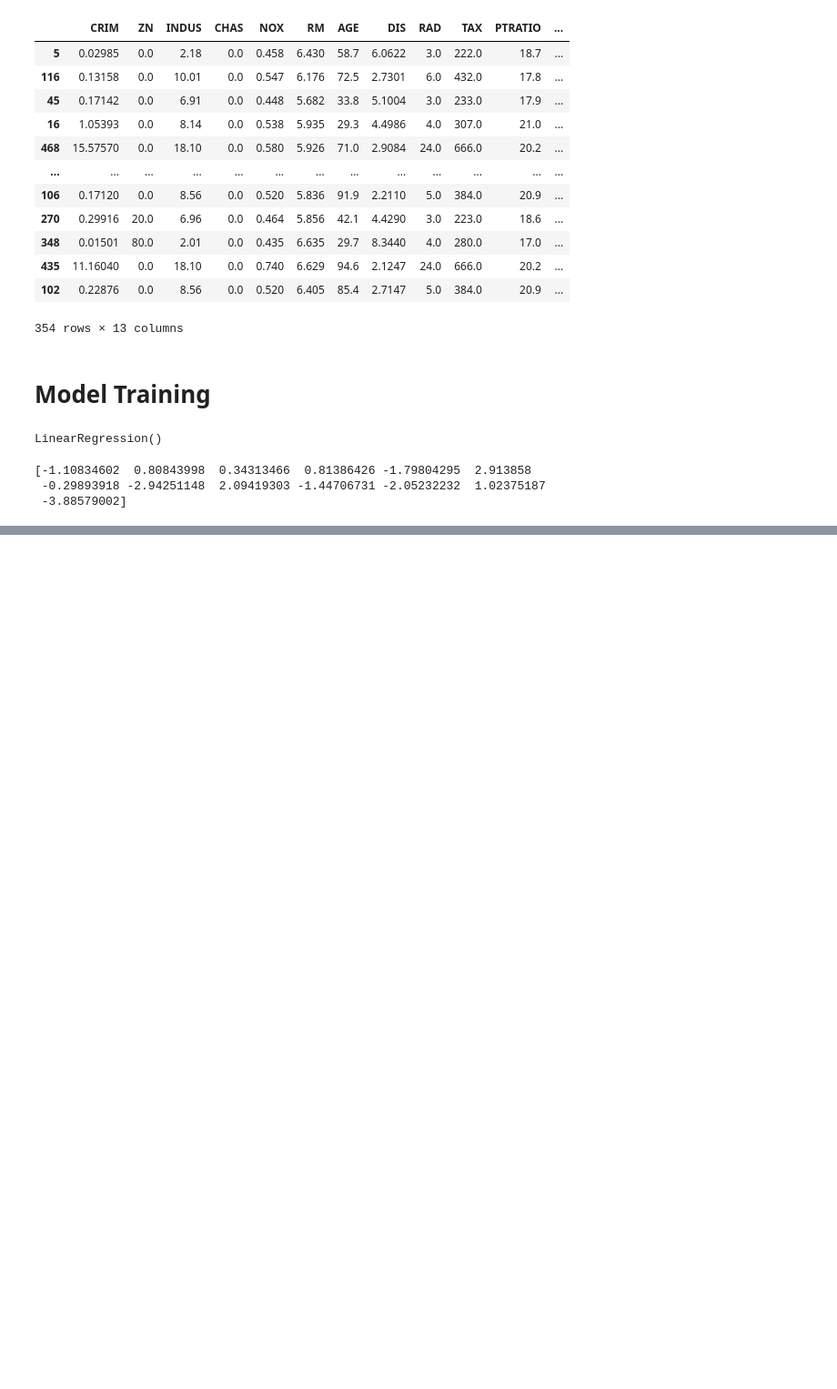
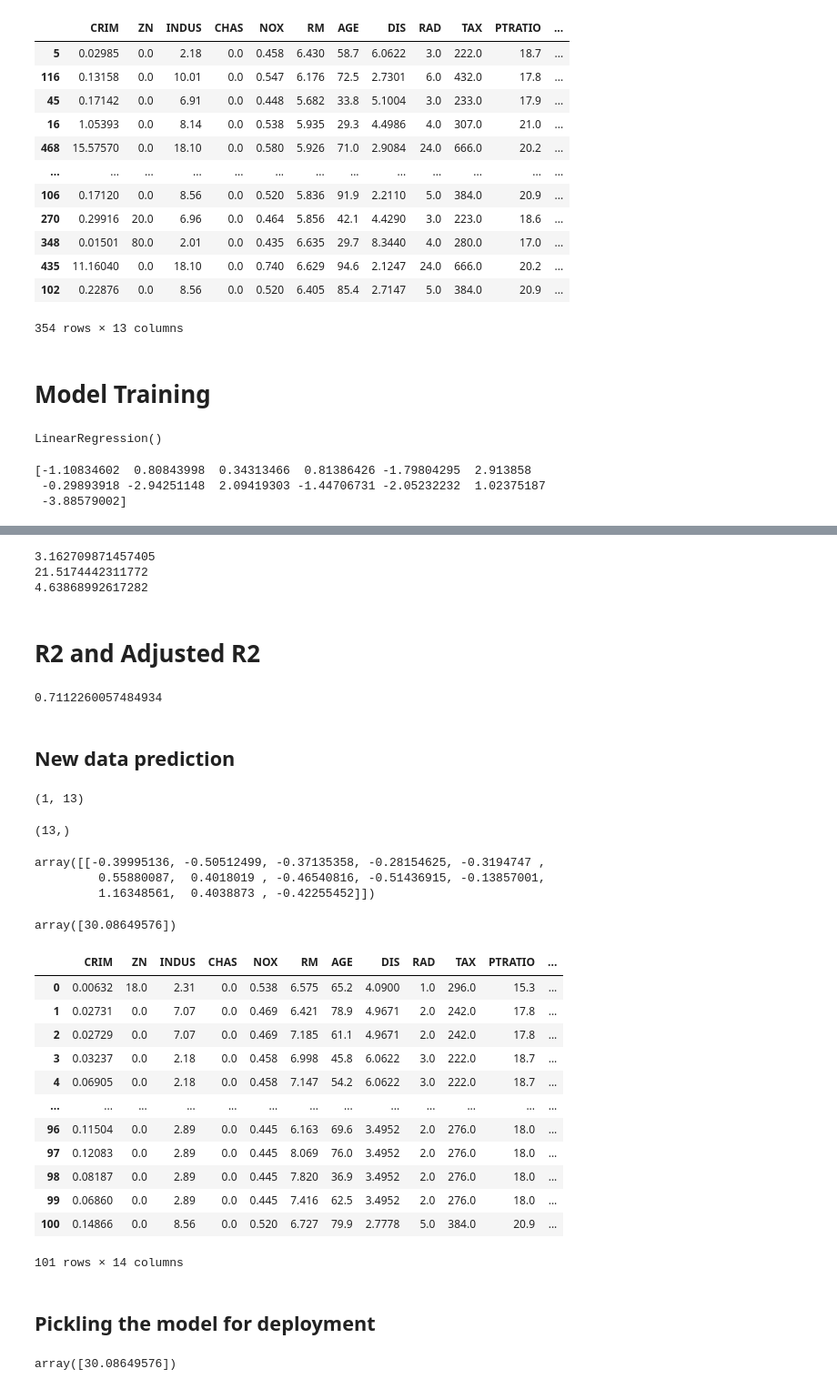
Before and after one commit to Lawal0abdulazeez/End2end_with_krish, a Jupyter notebook: Krish naik End2End ml project.ipynb, the cells around one changed output, grey strips where cells are left out. Shown at 91% size. Saved outputs shown, nothing was run; the diff lists cells and outputs as text; code cells hidden in the pictures; blank space fills up the shorter version.

```diff
--- a/Krish naik End2End ml project.ipynb
+++ b/Krish naik End2End ml project.ipynb
@@ -202,0 +276,60 @@ print(regression.coef_)
+# %%
+from sklearn.metrics import mean_squared_error
+from sklearn.metrics import mean_absolute_error
+
+print(mean_absolute_error(y_test,reg_pred))
+print(mean_squared_error(y_test,reg_pred))
+print(np.sqrt(mean_squared_error(y_test,reg_pred)))
+# %% [output]
+3.162709871457405
+21.5174442311772
+4.63868992617282
+# %% [markdown]
+# R2 and Adjusted R2
+# %%
+from sklearn.metrics import r2_score
+score= r2_score(y_test, reg_pred)
+print(score)
+# %% [output]
+0.7112260057484934
+# %% [markdown]
+## New data prediction
+# %%
+# predicting from our  boston data set
+df.data[0].reshape(1,-1).shape
+# %% [output]
+(1, 13)
+# %%
+# reshaping the size to fit into the model
+df.data[0].shape
+# %% [output]
+(13,)
+# %%
+# Transforming the data
+scaler.transform(df.data[100].reshape(1,-1))
+# %% [output]
+array([[-0.39995136, -0.50512499, -0.37135358, -0.28154625, -0.3194747 ,
+         0.55880087,  0.4018019 , -0.46540816, -0.51436915, -0.13857001,
+         1.16348561,  0.4038873 , -0.42255452]])
+# %%
+regression.predict(scaler.transform(df.data[0].reshape(1,-1)))
+# %% [output]
+array([30.08649576])
+# %%
+data.head(101)
+# %% [output]
+|  | CRIM | ZN | INDUS | CHAS | NOX | RM | AGE | DIS | RAD | TAX | PTRATIO | ... |
+| 0 | 0.00632 | 18.0 | 2.31 | 0.0 | 0.538 | 6.575 | 65.2 | 4.0900 | 1.0 | 296.0 | 15.3 | ... |
+| 1 | 0.02731 | 0.0 | 7.07 | 0.0 | 0.469 | 6.421 | 78.9 | 4.9671 | 2.0 | 242.0 | 17.8 | ... |
+| 2 | 0.02729 | 0.0 | 7.07 | 0.0 | 0.469 | 7.185 | 61.1 | 4.9671 | 2.0 | 242.0 | 17.8 | ... |
+| 3 | 0.03237 | 0.0 | 2.18 | 0.0 | 0.458 | 6.998 | 45.8 | 6.0622 | 3.0 | 222.0 | 18.7 | ... |
+| 4 | 0.06905 | 0.0 | 2.18 | 0.0 | 0.458 | 7.147 | 54.2 | 6.0622 | 3.0 | 222.0 | 18.7 | ... |
+| ... | ... | ... | ... | ... | ... | ... | ... | ... | ... | ... | ... | ... |
+| 96 | 0.11504 | 0.0 | 2.89 | 0.0 | 0.445 | 6.163 | 69.6 | 3.4952 | 2.0 | 276.0 | 18.0 | ... |
+| 97 | 0.12083 | 0.0 | 2.89 | 0.0 | 0.445 | 8.069 | 76.0 | 3.4952 | 2.0 | 276.0 | 18.0 | ... |
+| 98 | 0.08187 | 0.0 | 2.89 | 0.0 | 0.445 | 7.820 | 36.9 | 3.4952 | 2.0 | 276.0 | 18.0 | ... |
+| 99 | 0.06860 | 0.0 | 2.89 | 0.0 | 0.445 | 7.416 | 62.5 | 3.4952 | 2.0 | 276.0 | 18.0 | ... |
+| 100 | 0.14866 | 0.0 | 8.56 | 0.0 | 0.520 | 6.727 | 79.9 | 2.7778 | 5.0 | 384.0 | 20.9 | ... |
+101 rows × 14 columns
+# %% [markdown]
+## Pickling the model for deployment
@@ -202,0 +342,4 @@ print(regression.coef_)
+# %%
+pickled_model.predict(scaler.transform(df.data[0].reshape(1,-1)))
+# %% [output]
+array([30.08649576])
```
Also changed, not shown: parts of 12 cells of this notebook, 2 other files.
